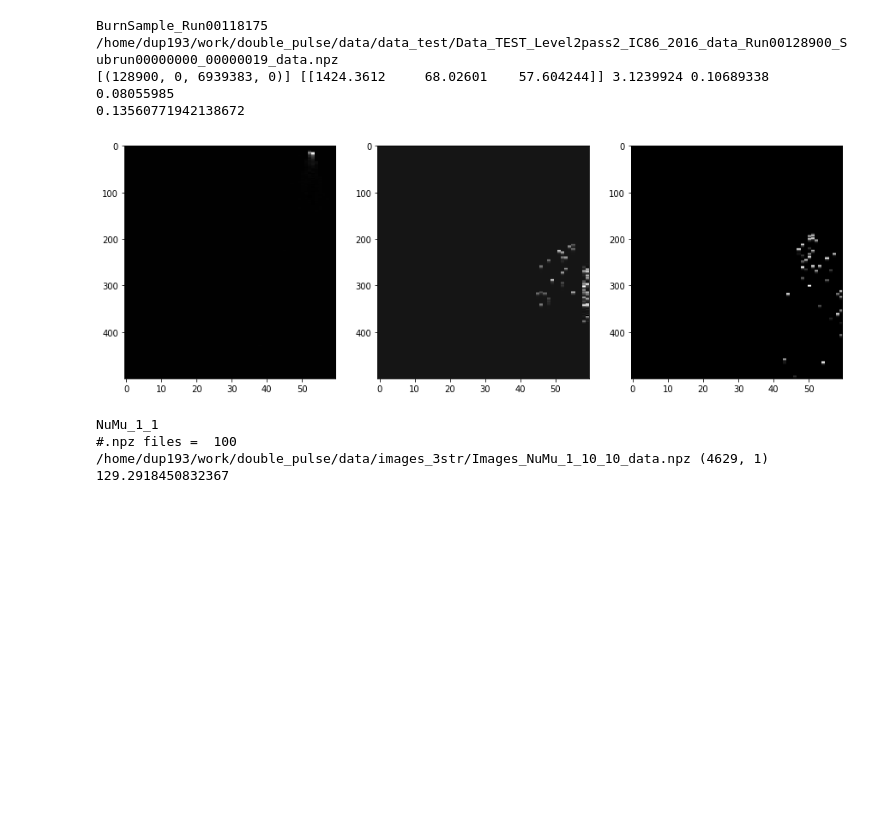
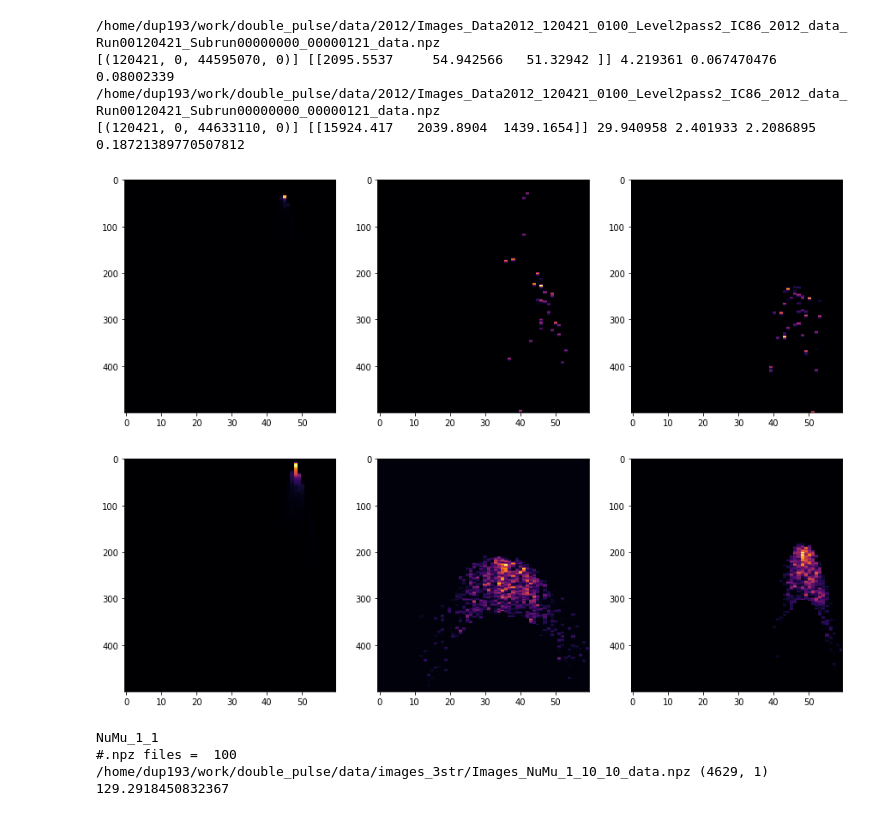
Before and after one commit to dpankova/DoublePulse, a Jupyter notebook: notebooks/Improved/MergingImages.ipynb, the cells around one changed output. Saved outputs shown, nothing was run; the diff lists cells and outputs as text; code cells hidden in the pictures; blank space fills up the shorter version.

```diff
--- a/notebooks/Improved/MergingImages.ipynb
+++ b/notebooks/Improved/MergingImages.ipynb
@@ -23,15 +24,16 @@ from dtypes import save_atmos_dtype, preds_dtype, data_save_dtype,save_atmos_all
 from GaisserFlux import GaisserH4a
 # %%
 #File names
+#This is not very nesseary, just to keep track of all the option
 data_types = ['BurnSample','MuonGun','genie','corsika','data']
 nu_types = ['NuTau_1','NuTau_2','NuMu_1','NuMu_2','NuE_1','NuE_2','NuE_3']
-nu_type = nu_types[2]
-data_type = data_types[4]
+nu_type = nu_types[6]
+data_type = data_types[3]
 syst_types = ['p2p1','p2m1','p2m3','scat','scatabs','abs','domeff_117','domeff_081']
 syst = syst_types[0]
 folder = '1'
 files = '100'
-dataset = "2011-2020_1stage"
+dataset = "5x"
 
 #name = syst+'_'+nu_type+'_'+int_type+'_'+str(folder)#+'_'+str(files)+'?_
 #name = nu_type+'_'#+str(folder)
@@ -69,7 +72,8 @@ PHI_2 = 1.36
 PHI_2_u = 1.6
 PHI_2_l = 1.11
 # %%
-n_files = 100
+#Weighting function for Nugen
+n_files = 1000
 i3_per_npz = 1 # 1 for new files, 10 for NuE1 and NuMu1, 100 otherwise
 def get_rates_genie(one_weights, nu_E, n_npz_files, i3_per_npz, evts_per_i3file, spectral_index=INDEX_0, phi_0=PHI_0):
     ''' returns the per-year weights for the given input parameters '''
@@ -242,7 +262,7 @@ std_2 = 0.005774625577032566
 mean_3 = 0.00036459346301853657
 std_3  = 0.007035365793853998
 # %%
-#DATA
+# Merge DATA (this is for unblinding)
 pos = 0
 print(name)
 start = time.time()
@@ -259,7 +279,7 @@ for file_name in files_grabbed:
     #print(file_name, len(x),len(y),pos)
 
     for n,e in enumerate(x):
-        if (pred_n1[n] <0.7) or (pred_n2[n] <0.7) or (pred_n3[n] <0.7):
+        if (pred_n1[n] <0.99) or (pred_n2[n] <0.98) or (pred_n3[n] <0.85): #(condition)
             y = np.zeros(1,dtype = data_save_dtype)
             preds = np.zeros(1,dtype = preds_dtype)
             preds[['n1','n2','n3']] = (pred_n1[n],pred_n2[n],pred_n3[n])
@@ -280,13 +300,13 @@ data_2011-2020_1stage
 # %%
-#ATMOS
+#merge ATMOSpheric muons
 pos = 0
 print(name)
 start = time.time()
-data = np.lib.format.open_memmap('/fastio2/dasha/double_pulse/data_prompt_NuMuCC.npy', mode = 'w+', dtype =save_atmos_dtype, shape=(size,))
+data = np.lib.format.open_memmap('/fastio2/dasha/double_pulse/data_domeff_081_AtmosPrompt.npy', mode = 'w+', dtype =save_atmos_all_dtype, shape=(size,))
 #files_grabbed = f1#+f2+f3
 for file_name in files_grabbed:
     x = np.load(file_name, mmap_mode="r")['arr_0']
-    y = np.zeros(x.shape[0],dtype = save_atmos_dtype)
+    y = np.zeros(x.shape[0],dtype = save_atmos_all_dtype)
 
     im = (x['image']-mean_1)/std_1
     pred_n1 = model_1.predict([im[:,0,:,:,:1],im[:,0,:,:,1:2],im[:,0,:,:,2:3]],batch_size =1)
@@ -306,9 +326,10 @@ for file_name in files_grabbed:
         #With ext weights
         #y[["id","preds","weight_val","qtot","qst","primary","prim_daughter","logan_veto","hese"]][n]\
         #=(e['id'], preds, GetWeight(e,weights) ,e['qtot'],e['qst'],e['primary'],e['prim_daughter'],e['logan_veto'],e['hese'])
-
-        y[["id","preds","weight_p","qtot","qst","primary","prim_daughter","logan_veto","hese"]][n]\
-        =(e['id'], preds, wc,e['qtot'],e['qst'],e['primary'],e['prim_daughter'],e['logan_veto'],e['hese'])
+        #print(y[n].dtype)
+        #print(e.dtype)
+        y[["id","preds","weight_val","qtot","qst","primary","prim_daughter","logan_veto"]][n]\
+        =(e['id'], preds, wc,e['qtot'],e['qst'],e['primary'],e['prim_daughter'],e['logan_veto'])
         #MuonGun
         #y[["id","preds","weight_val","qtot","qst","primary","prim_daughter","logan_veto","hese"]][n]\
         #=(e['id'], preds, e['weight_val'] ,e['qtot'],e['qst'],e['primary'],e['prim_daughter'],e['logan_veto'],e['hese'])
@@ -425,32 +483,42 @@ for file_name in files_grabbed:
         np.savez_compressed("/home/dup193/work/double_pulse/data/Qst2000/Corsika_20904/"+spl[-1][:-4]+"_Qst2000.npz", new_file)
 print(size)
 # %%
+#look at images from some image files
 pos = 0
-print(name)
 start = time.time()
 #print('#.npz files = ',n_files)
-for file_name in glob.glob('/home/dup193/work/double_pulse/data/data_test/Data_TEST_Level2pass2_IC86_2016_data_Run00128900_Subrun00000000_00000019_data.npz')[:30]:
+#/home/dup193/work/double_pulse/data/2012/Images_Data2012_120421_0100_Level2pass2_IC86_2012_data_Run00120421_Subrun00000000_00000121_data.npz
+#/home/dup193/work/double_pulse/data/2014/Images_Data2014_125568_0000_Level2pass2_IC86_2014_data_Run00125568_Subrun00000000_00000049_data.npz
+#/home/dup193/work/double_pulse/data/2015/Images_Data2015_127192_0000_Level2pass2_IC86_2015_data_Run00127192_Subrun00000000_00000022_data.npz
+#/home/dup193/work/double_pulse/data/2018/Images_Data2018_131597_0000_Level2_IC86_2018_data_Run00131597_Subrun00000000_00000003_data.npz
+#/home/dup193/work/double_pulse/data/2018/Images_Data2018_131404_0100_Level2_IC86_2018_data_Run00131404_Subrun00000000_00000164_data.npz
+for file_name in glob.glob('/home/dup193/work/double_pulse/data/2012/Images_Data2012_120421_0100_Level2pass2_IC86_2012_data_Run00120421_Subrun00000000_00000121_data.npz'):
+
     x = np.load(file_name, mmap_mode="r")['arr_0']
     #print(file_name, x.shape)
     for n,e in enumerate(x):
         if True:
             print(file_name)
+            #print(e['image'][0][:,:,0].max())
+            #norm = colors.LogNorm(10**(-3), e['image'][0][:,:,0].max())
             print(e['id'],e['qst']['q'],np.sum(e['image'][0][:,:,0]),np.sum(e['image'][0][:,:,1]),np.sum(e['image'][0][:,:,2]))
             fig = plt.figure(figsize=(15, 5))
             ax1 = fig.add_subplot(131)
-            ax1.imshow(e['image'][0][:,:,0], interpolation='nearest', aspect='auto', cmap= 'gray')
+            ax1.imshow(e['image'][0][:,:,0], interpolation='nearest', aspect='auto', cmap= 'inferno')
             ax2 = fig.add_subplot(132)
-            ax2.imshow(e['image'][0][:,:,1], interpolation='nearest', aspect='auto', cmap= 'gray')
+            ax2.imshow(e['image'][0][:,:,1], interpolation='nearest', aspect='auto', cmap= 'inferno')
             ax3 = fig.add_subplot(133)
-            ax3.imshow(e['image'][0][:,:,2], interpolation='nearest', aspect='auto', cmap= 'gray')
+            ax3.imshow(e['image'][0][:,:,2], interpolation='nearest', aspect='auto', cmap= 'inferno')
 end = time.time()
 print(end - start)
 # %% [output]
-BurnSample_Run00118175
-/home/dup193/work/double_pulse/data/data_test/Data_TEST_Level2pass2_IC86_2016_data_Run00128900_Subrun00000000_00000019_data.npz
-[(128900, 0, 6939383, 0)] [[1424.3612     68.02601    57.604244]] 3.1239924 0.10689338 0.08055985
-0.13560771942138672
+/home/dup193/work/double_pulse/data/2012/Images_Data2012_120421_0100_Level2pass2_IC86_2012_data_Run00120421_Subrun00000000_00000121_data.npz
+[(120421, 0, 44595070, 0)] [[2095.5537     54.942566   51.32942 ]] 4.219361 0.067470476 0.08002339
+/home/dup193/work/double_pulse/data/2012/Images_Data2012_120421_0100_Level2pass2_IC86_2012_data_Run00120421_Subrun00000000_00000121_data.npz
+[(120421, 0, 44633110, 0)] [[15924.417   2039.8904  1439.1654]] 29.940958 2.401933 2.2086895
+0.18721389770507812
-[figure, old version]
+[figure, new version]
+[figure, added]
 # %%
 pos = 0
 print(name)
```
Also changed, not shown: parts of 27 cells of this notebook.
